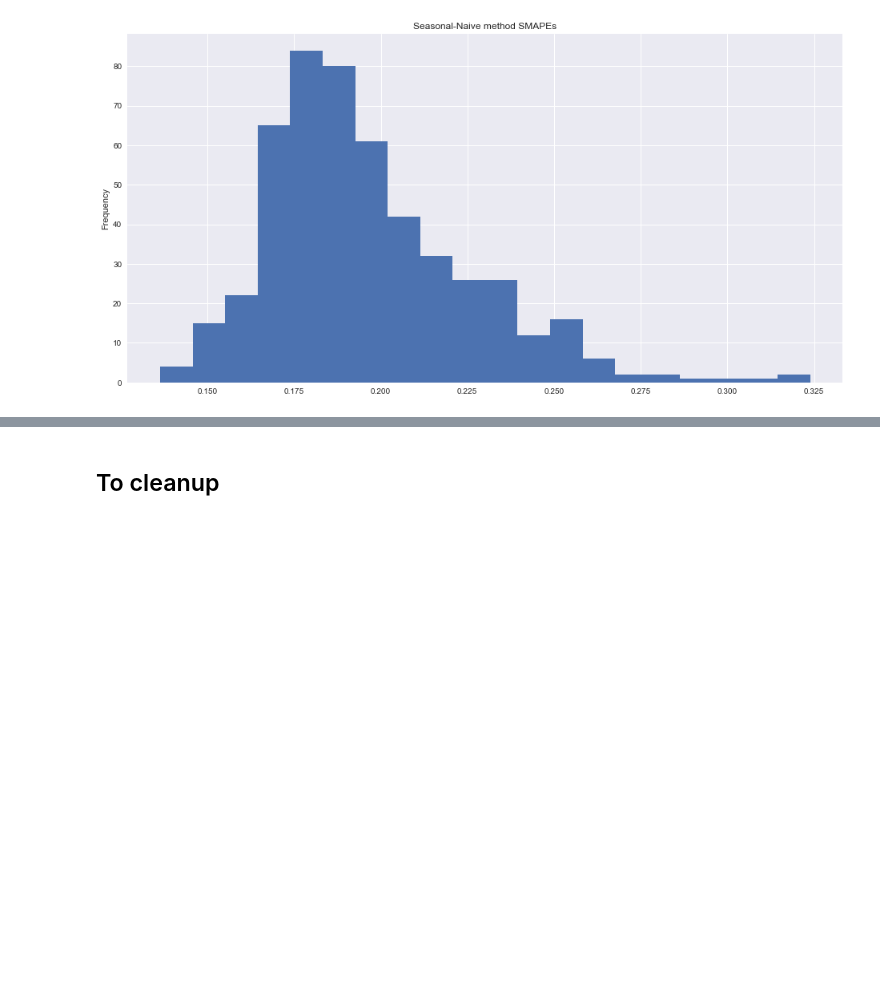
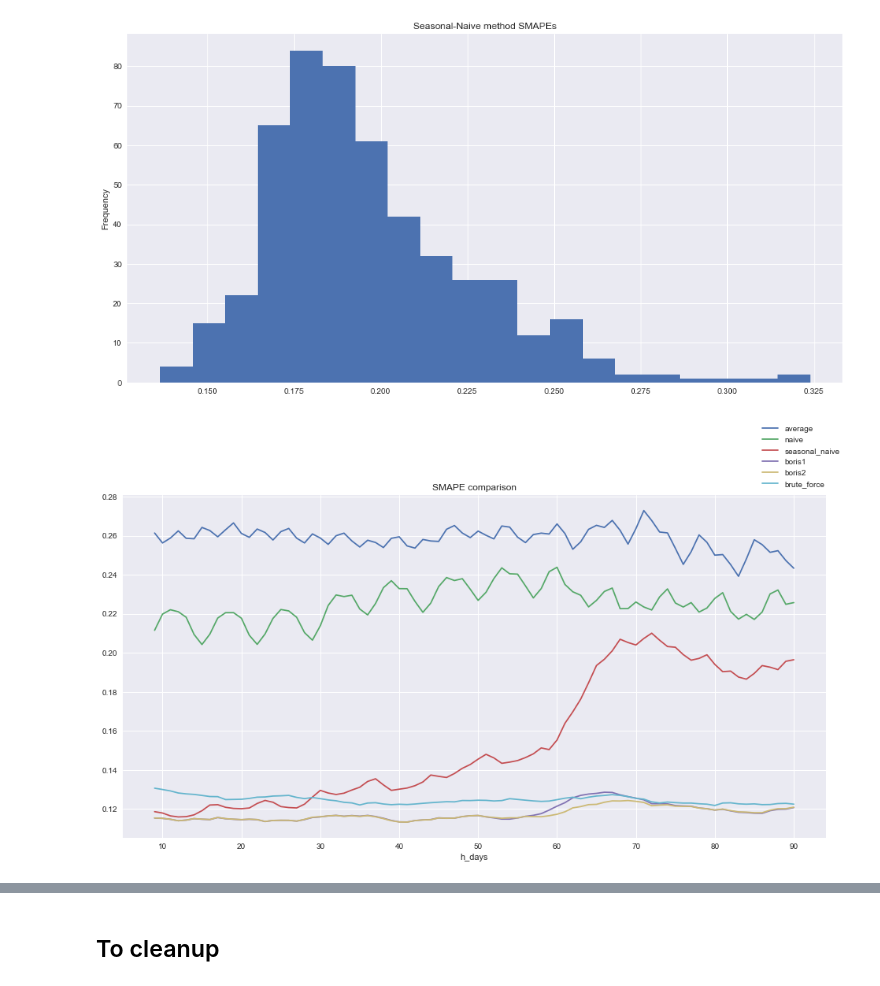
Before and after one commit to mangano/forecasting, a Jupyter notebook: store_item_demand.ipynb, the cells around one changed output, grey strips where cells are left out. Drawn from its saved outputs; the diff is of its cells as text; code cells hidden in the pictures; blank space fills up the shorter version.

```diff
--- a/store_item_demand.ipynb
+++ b/store_item_demand.ipynb
@@ -203,6 +204,11 @@ smape_boris2         = df_perf_boris2.groupby('h_days')['smape'].mean()
 # %%
 df_smape = pd.concat([smape_average, smape_naive, smape_seasonal_naive,
-                      smape_boris1, smape_boris2], axis=1)
+                      smape_boris1, smape_boris2, smape_brute_force], axis=1)
 df_smape.columns = ['average', 'naive', 'seasonal_naive',
-                    'boris1', 'boris2']
+                    'boris1', 'boris2', 'brute_force']
+
+ax = df_smape.plot(title='SMAPE comparison')
+ax.legend(bbox_to_anchor=(0.9, 1.0));
+# %% [output]
+[figure, added]
 # %%
```
Also changed, not shown: parts of 7 cells of this notebook.
